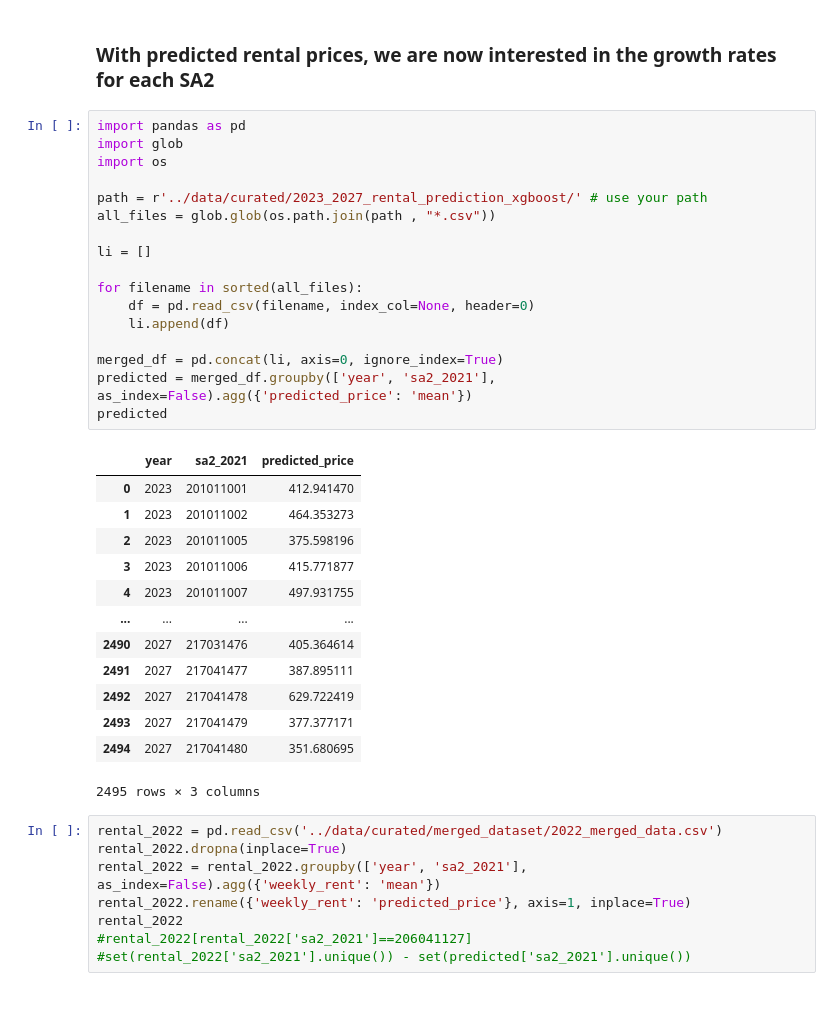
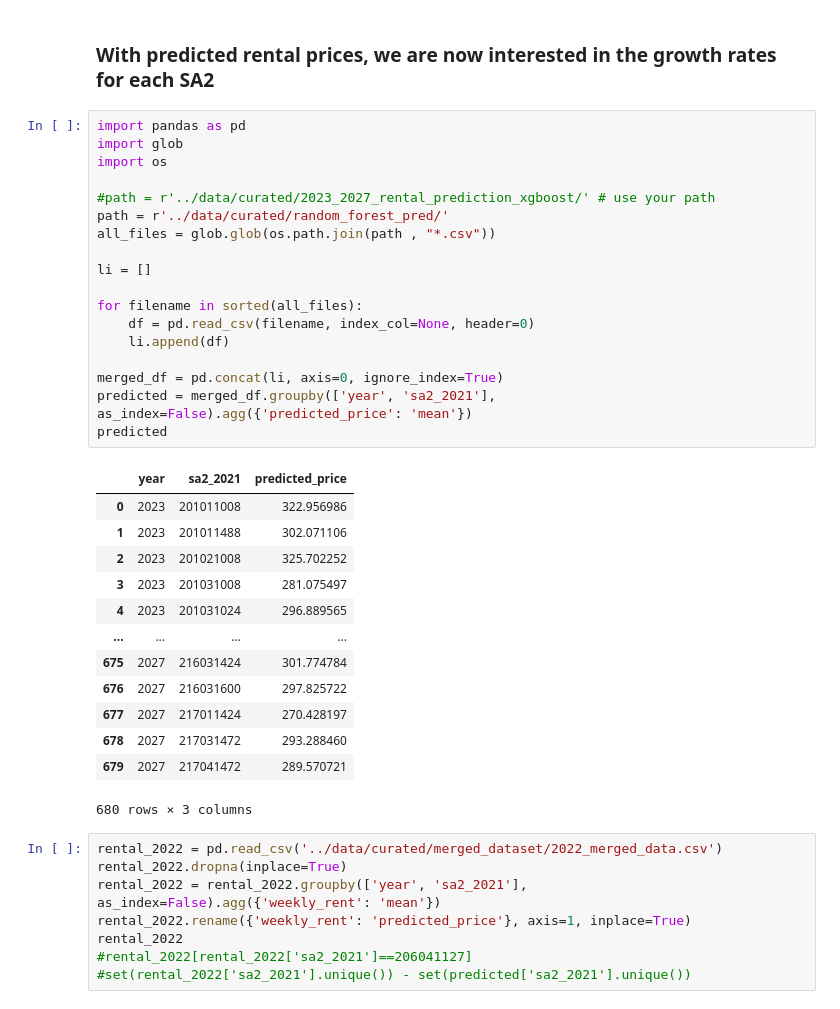
Before and after one commit to MAST30034-Applied-Data-Science/generic-real-estate-consulting-project-group-43, a Jupyter notebook: models/growthRateCalc.ipynb, the cells around one changed output. Saved outputs shown, nothing was run; the diff lists cells and outputs as text.

```diff
--- a/models/growthRateCalc.ipynb
+++ b/models/growthRateCalc.ipynb
@@ -3,34 +3,35 @@
 # %%
 import pandas as pd
 import glob
 import os
 
-path = r'../data/curated/2023_2027_rental_prediction_xgboost/' # use your path
+#path = r'../data/curated/2023_2027_rental_prediction_xgboost/' # use your path
+path = r'../data/curated/random_forest_pred/'
 all_files = glob.glob(os.path.join(path , "*.csv"))
 
 li = []
 
 for filename in sorted(all_files):
     df = pd.read_csv(filename, index_col=None, header=0)
     li.append(df)
 
 merged_df = pd.concat(li, axis=0, ignore_index=True)
 predicted = merged_df.groupby(['year', 'sa2_2021'], as_index=False).agg({'predicted_price': 'mean'})
 predicted
 # %% [output]
 |  | year | sa2_2021 | predicted_price |
-| 0 | 2023 | 201011001 | 412.941470 |
-| 1 | 2023 | 201011002 | 464.353273 |
-| 2 | 2023 | 201011005 | 375.598196 |
-| 3 | 2023 | 201011006 | 415.771877 |
-| 4 | 2023 | 201011007 | 497.931755 |
+| 0 | 2023 | 201011008 | 322.956986 |
+| 1 | 2023 | 201011488 | 302.071106 |
+| 2 | 2023 | 201021008 | 325.702252 |
+| 3 | 2023 | 201031008 | 281.075497 |
+| 4 | 2023 | 201031024 | 296.889565 |
 | ... | ... | ... | ... |
-| 2490 | 2027 | 217031476 | 405.364614 |
-| 2491 | 2027 | 217041477 | 387.895111 |
-| 2492 | 2027 | 217041478 | 629.722419 |
-| 2493 | 2027 | 217041479 | 377.377171 |
-| 2494 | 2027 | 217041480 | 351.680695 |
+| 675 | 2027 | 216031424 | 301.774784 |
+| 676 | 2027 | 216031600 | 297.825722 |
+| 677 | 2027 | 217011424 | 270.428197 |
+| 678 | 2027 | 217031472 | 293.288460 |
+| 679 | 2027 | 217041472 | 289.570721 |
-2495 rows × 3 columns
+680 rows × 3 columns
 # %%
 rental_2022 = pd.read_csv('../data/curated/merged_dataset/2022_merged_data.csv')
 rental_2022.dropna(inplace=True)
```
Also changed, not shown: parts of 3 cells of this notebook, 5 other files.
